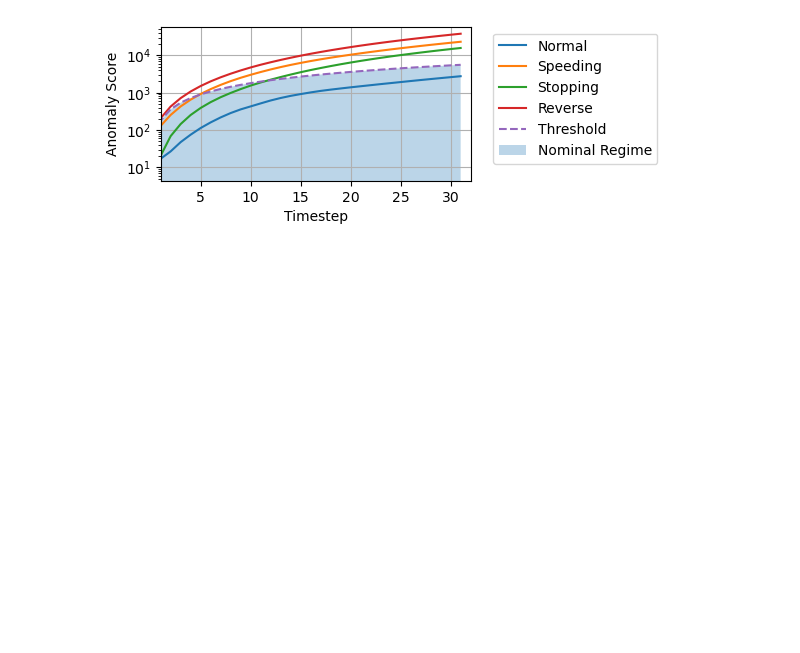
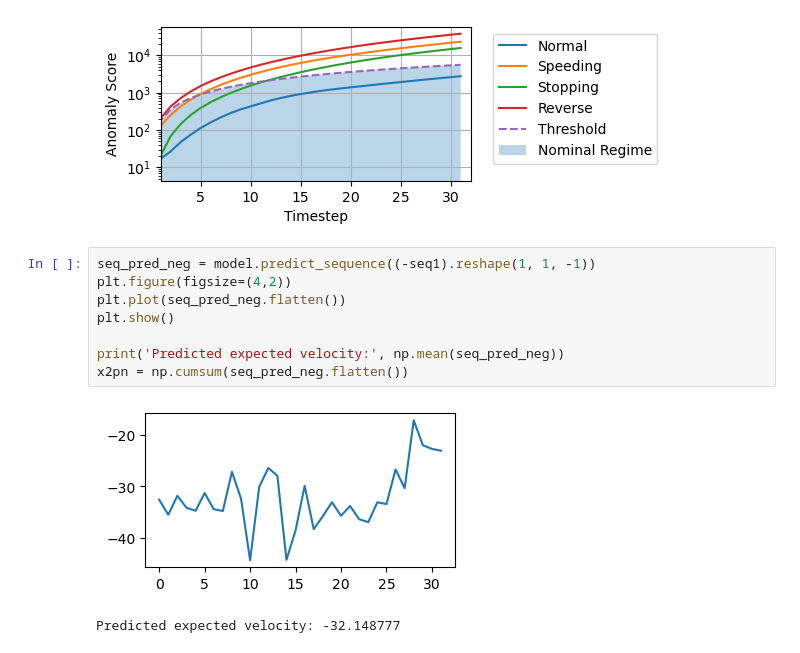
Before and after one commit to thinhhoang95/ClaudeTANOGAN, a Jupyter notebook: VAELSTM/eval_arch.ipynb, the cells around one changed output. Saved outputs shown, nothing was run; the diff lists cells and outputs as text; blank space fills up the shorter version.

Commit message:
Figures for the wrong way driving

```diff
--- a/VAELSTM/eval_arch.ipynb
+++ b/VAELSTM/eval_arch.ipynb
@@ -147,3 +147,14 @@ plt.grid()
 plt.savefig('vae_lstm_anomaly_score.pdf', bbox_inches='tight')
 # %% [output]
 [figure]
+# %%
+seq_pred_neg = model.predict_sequence((-seq1).reshape(1, 1, -1))
+plt.figure(figsize=(4,2))
+plt.plot(seq_pred_neg.flatten())
+plt.show()
+
+print('Predicted expected velocity:', np.mean(seq_pred_neg))
+x2pn = np.cumsum(seq_pred_neg.flatten())
+# %% [output]
+[figure, added]
+Predicted expected velocity: -32.148777
```
Also changed, not shown: parts of 3 cells of this notebook, 4 other files.
